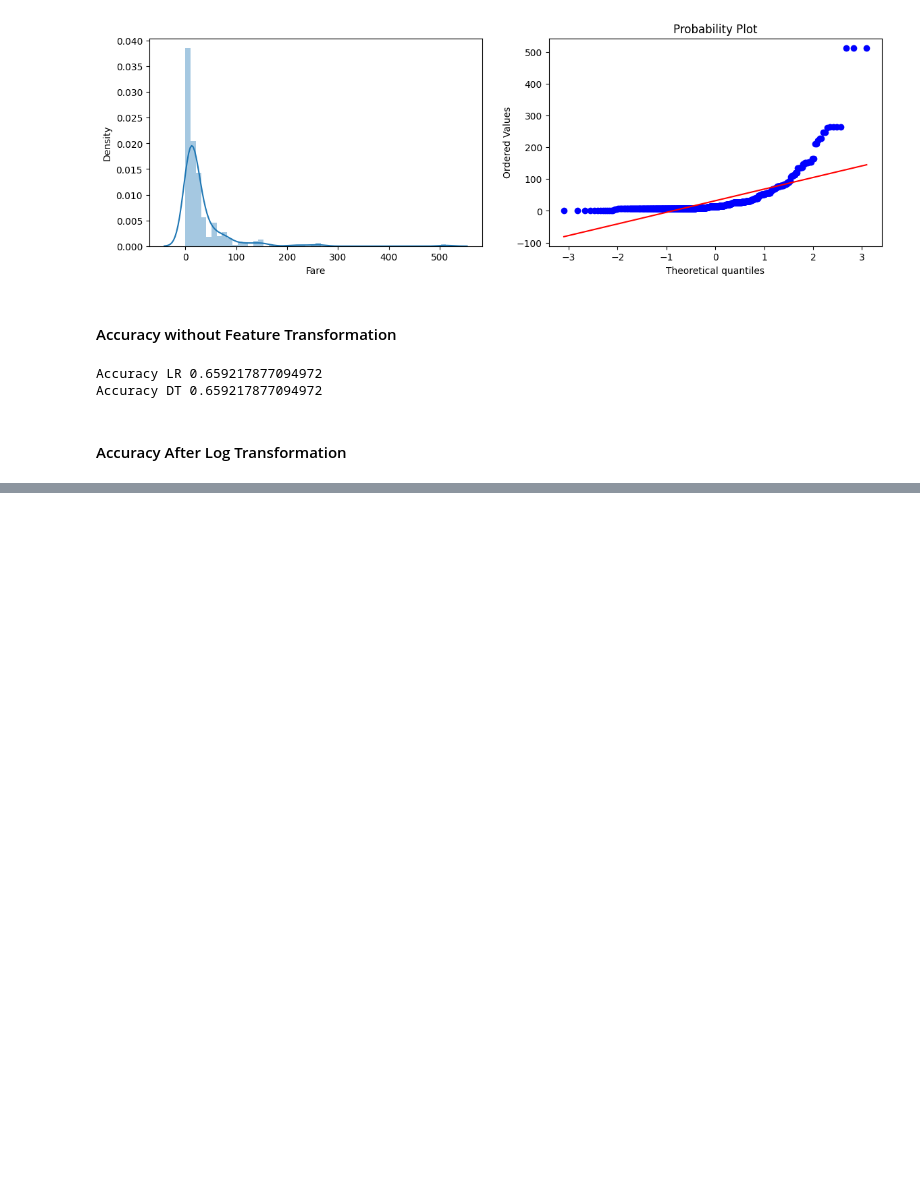
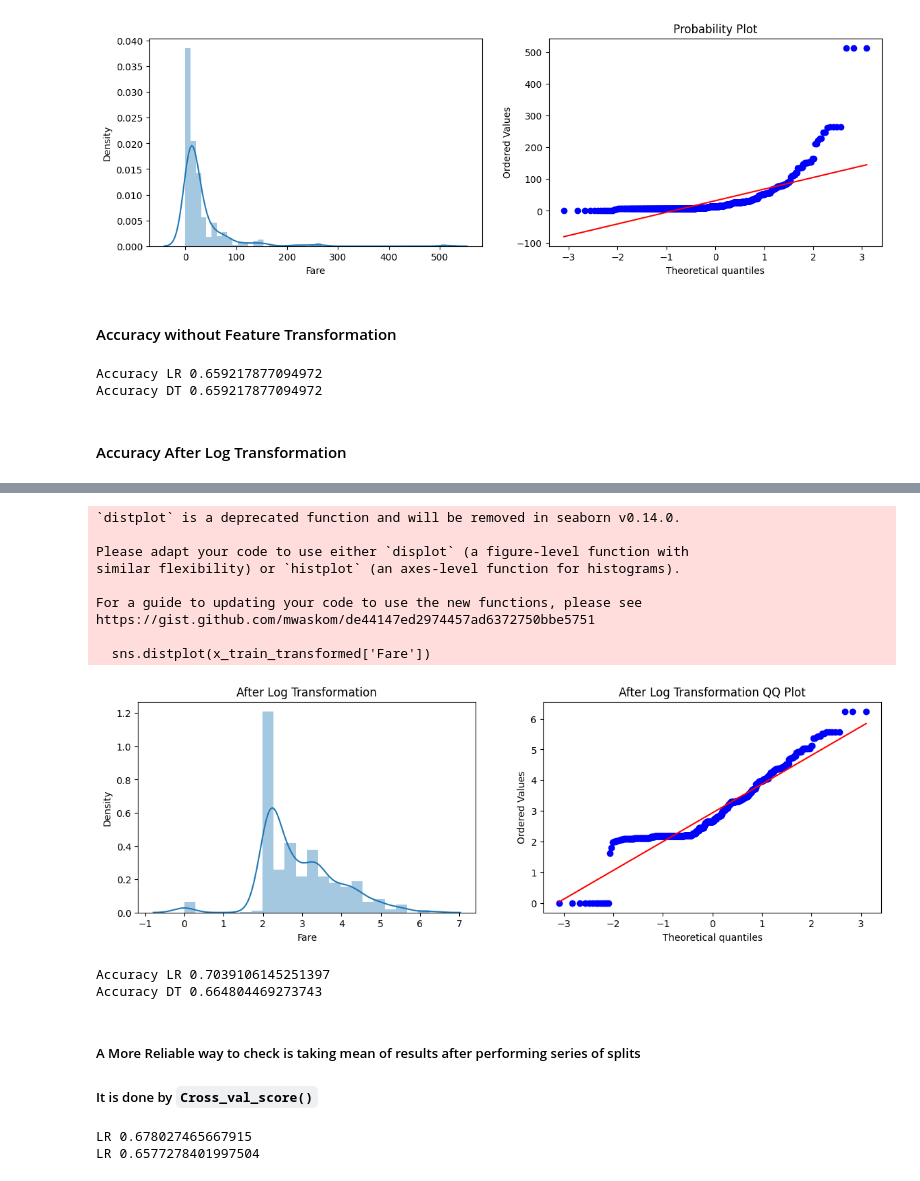
Before and after one commit to Vedarham/XLearnings01, a Jupyter notebook: Feature_Transformation.ipynb, the cells around one changed output, grey strips where cells are left out. Cells and saved outputs as stored; diff of their text form; code cells hidden in the pictures; blank space fills up the shorter version.

```diff
--- a/Feature_Transformation.ipynb
+++ b/Feature_Transformation.ipynb
@@ -116,0 +168,50 @@ Accuracy DT 0.659217877094972
+# %%
+plt.figure(figsize = (14,4))
+plt.subplot(121)
+sns.distplot(x_train_transformed['Fare'])
+plt.title('After Log Transformation')
+
+plt.subplot(122)
+stats.probplot(x_train_transformed['Fare'], dist = 'norm', plot =plt)
+plt.title('After Log Transformation QQ Plot')
+plt.show()
+# %% [output]
+`distplot` is a deprecated function and will be removed in seaborn v0.14.0.
+
+Please adapt your code to use either `displot` (a figure-level function with
+similar flexibility) or `histplot` (an axes-level function for histograms).
+
+For a guide to updating your code to use the new functions, please see
+https://gist.github.com/mwaskom/de44147ed2974457ad6372750bbe5751
+
+  sns.distplot(x_train_transformed['Fare'])
+[figure, added]
+# %%
+clf = LogisticRegression()
+clf2 = DecisionTreeClassifier()
+
+clf.fit(x_train_transformed, y_train)
+clf1.fit(x_train_transformed, y_train)
+
+ypredi = clf.predict(x_test_transformed)
+ypredi1 = clf1.predict(x_test_transformed)
+
+print(f'Accuracy LR', accuracy_score(y_test, ypredi))
+print(f'Accuracy DT', accuracy_score(y_test, ypredi1))
+# %% [output]
+Accuracy LR 0.7039106145251397
+Accuracy DT 0.664804469273743
+# %% [markdown]
+##### A More Reliable way to check is taking mean of results after performing series of splits
+##### It is done by `Cross_val_score()`
+# %%
+x_transformed = ftnf1.fit_transform(X)
+
+clf = LogisticRegression()
+clf2 = DecisionTreeClassifier()
+
+print('LR',np.mean(cross_val_score(clf, x_transformed, Y, scoring = 'accuracy', cv =10)))
+print('LR',np.mean(cross_val_score(clf1, x_transformed, Y, scoring = 'accuracy', cv =10)))
+# %% [output]
+LR 0.678027465667915
+LR 0.6577278401997504
```
Also changed, not shown: parts of 21 cells of this notebook.
